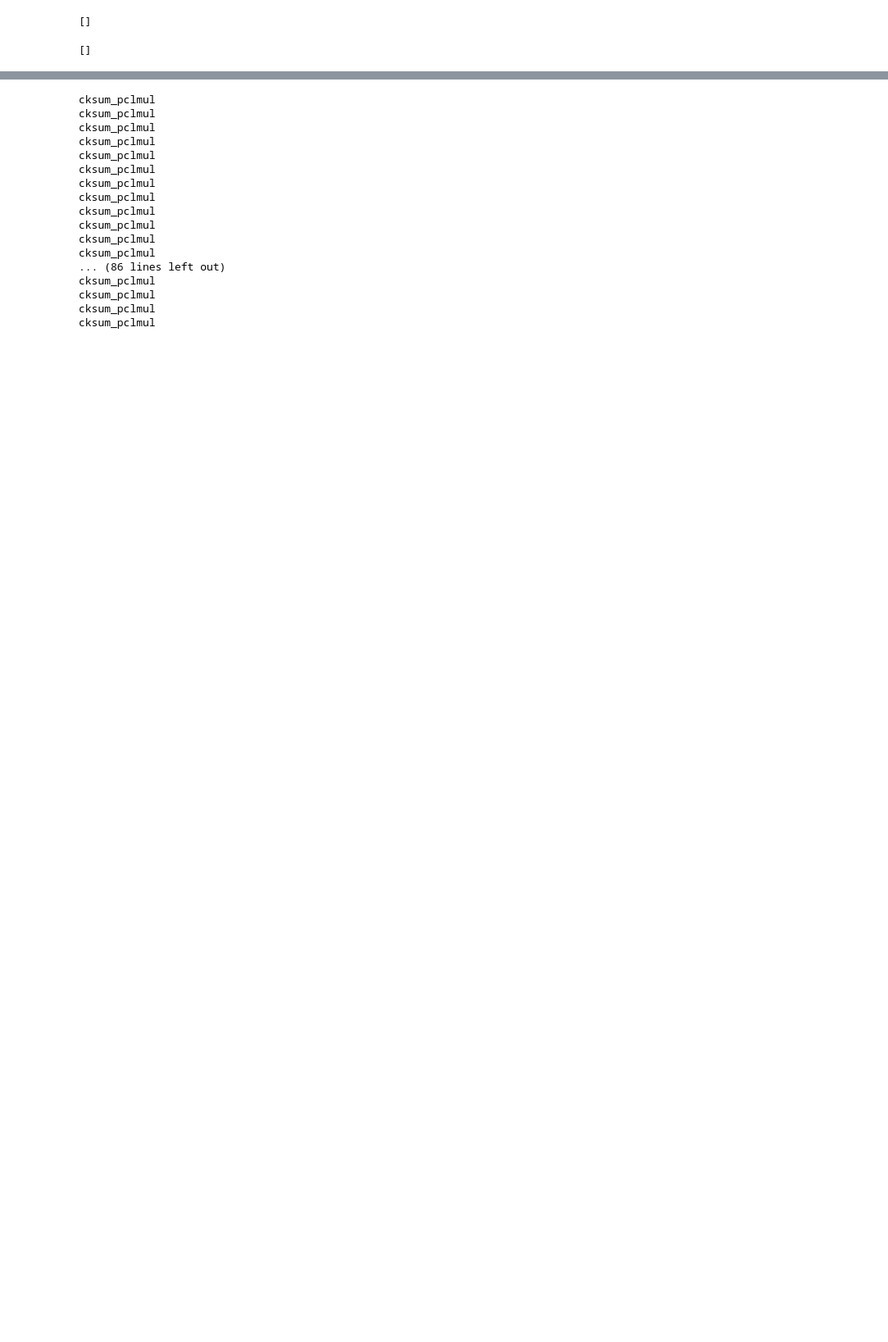
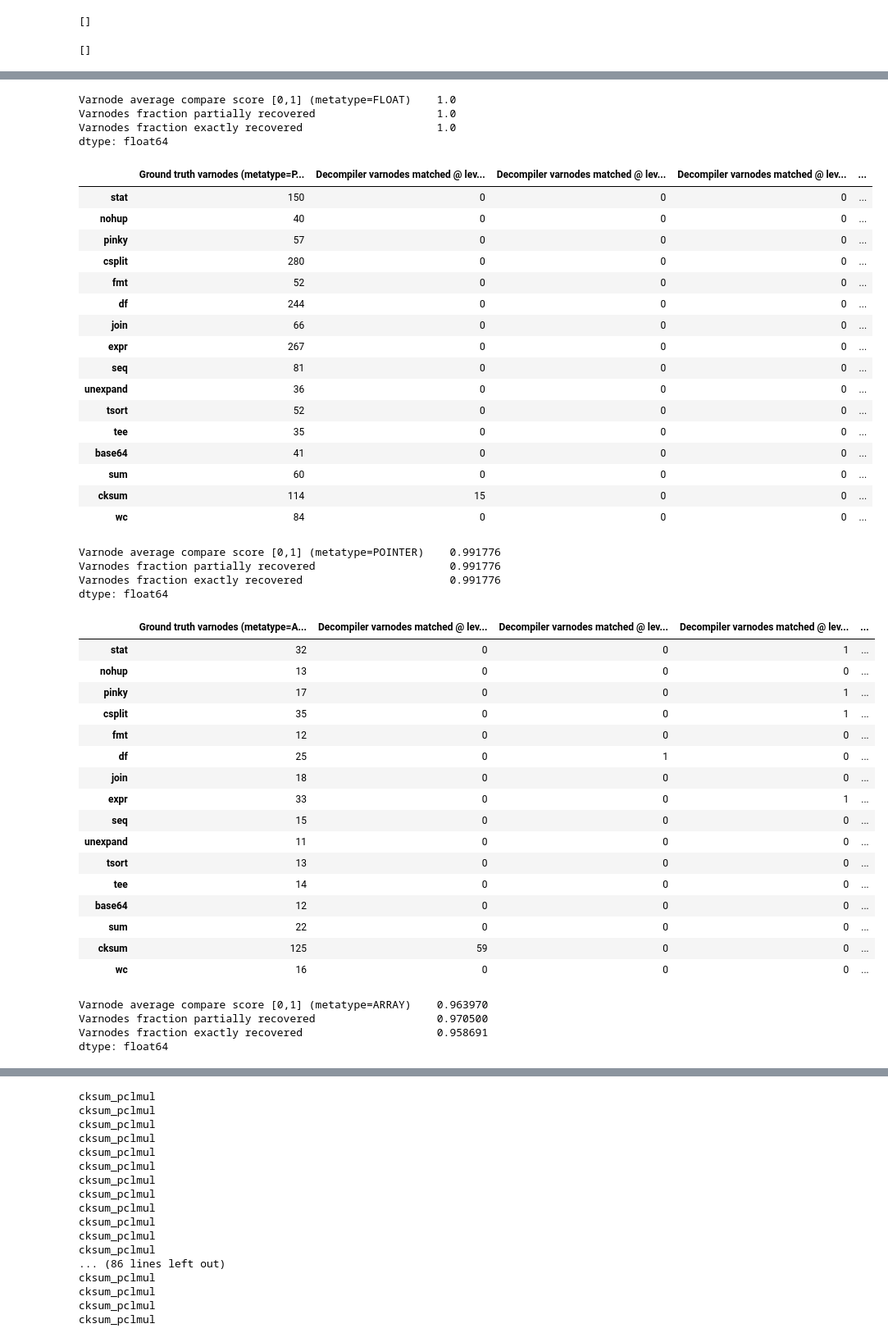
Before and after one commit to jace-kline/thesis, a Jupyter notebook: notebooks/coreutils_metrics.ipynb, the cells around one changed output, grey strips where cells are left out. Shown: that part at 82% size. Drawn from its saved outputs; the diff is of its cells as text; code cells hidden in the pictures; blank space fills up the shorter version.

```diff
--- a/notebooks/coreutils_metrics.ipynb
+++ b/notebooks/coreutils_metrics.ipynb
@@ -212,9 +212,9 @@ recompute = False
 skip_compute_metrics = True
 
 if not skip_compute_metrics:
-    for opts in (debug_opts,):
+    for opts in opts_sets:
         cmps = [ load_cmp(prog, opts) for prog in progs ]
-        for grp in decomposed_varnodes_groups_metatypes:
+        for grp in metrics_groups:
             save_path = get_table_save_path(grp.get_name(), opts)
             tablename = mangle_table_display_name(grp.get_display_name(), opts)
             print(tablename)
@@ -243,14 +243,14 @@ def display_analyzed_tables(
             print("{} {} {}".format("-"*10, table_display_name, "-"*10))
             display(df)
 # %%
-skip_fix_varnode_metrics = True
+skip_fix_varnode_metrics = False
 
 # Add "Varnodes fraction partially recovered" & "Varnodes fraction exactly recovered" columns
 # to the varnodes tables (if not already done)
 if not skip_fix_varnode_metrics:
     for grp in high_varnodes_groups + decomposed_varnodes_groups:
         for opts in opts_sets:
-            df = get_table(grp, opts)
+            df = get_table(grp, opts, analyzed_only=False)
             df["Varnodes fraction partially recovered"] = df.iloc[:,2:6].sum(axis=1) / df.iloc[:,0]
             df["Varnodes fraction exactly recovered"] = df.iloc[:,5] / df.iloc[:,0]
             savepath = get_table_save_path(grp.get_name(), opts)
@@ -437,0 +322,15 @@ display_analyzed_tables(
+# %%
+analyzed_opts_sets = (strip_opts, debug_opts)
+
+for opts in (debug_opts,):
+    for grp in varnodes_groups_metatypes:
+        display(get_table(grp, opts))
+        display(get_varnode_group_average_stats(grp))
+
+    display(load_table("metatype_match_levels_ratios", opts))
+# display_analyzed_tables(
+#     decomposed_varnodes_groups,
+#     (strip_opts,),
+#     analyzed_only=True
+# )
+# %% [output]
@@ -437,0 +375,46 @@ display_analyzed_tables(
+Varnode average compare score [0,1] (metatype=FLOAT)    1.0
+Varnodes fraction partially recovered                   1.0
+Varnodes fraction exactly recovered                     1.0
+dtype: float64
+|  | Ground truth varnodes (metatype=P... | Decompiler varnodes matched @ lev... | Decompiler varnodes matched @ lev... | Decompiler varnodes matched @ lev... | ... |
+| stat | 150 | 0 | 0 | 0 | ... |
+| nohup | 40 | 0 | 0 | 0 | ... |
+| pinky | 57 | 0 | 0 | 0 | ... |
+| csplit | 280 | 0 | 0 | 0 | ... |
+| fmt | 52 | 0 | 0 | 0 | ... |
+| df | 244 | 0 | 0 | 0 | ... |
+| join | 66 | 0 | 0 | 0 | ... |
+| expr | 267 | 0 | 0 | 0 | ... |
+| seq | 81 | 0 | 0 | 0 | ... |
+| unexpand | 36 | 0 | 0 | 0 | ... |
+| tsort | 52 | 0 | 0 | 0 | ... |
+| tee | 35 | 0 | 0 | 0 | ... |
+| base64 | 41 | 0 | 0 | 0 | ... |
+| sum | 60 | 0 | 0 | 0 | ... |
+| cksum | 114 | 15 | 0 | 0 | ... |
+| wc | 84 | 0 | 0 | 0 | ... |
+Varnode average compare score [0,1] (metatype=POINTER)    0.991776
+Varnodes fraction partially recovered                     0.991776
+Varnodes fraction exactly recovered                       0.991776
+dtype: float64
+|  | Ground truth varnodes (metatype=A... | Decompiler varnodes matched @ lev... | Decompiler varnodes matched @ lev... | Decompiler varnodes matched @ lev... | ... |
+| stat | 32 | 0 | 0 | 1 | ... |
+| nohup | 13 | 0 | 0 | 0 | ... |
+| pinky | 17 | 0 | 0 | 1 | ... |
+| csplit | 35 | 0 | 0 | 1 | ... |
+| fmt | 12 | 0 | 0 | 0 | ... |
+| df | 25 | 0 | 1 | 0 | ... |
+| join | 18 | 0 | 0 | 0 | ... |
+| expr | 33 | 0 | 0 | 1 | ... |
+| seq | 15 | 0 | 0 | 0 | ... |
+| unexpand | 11 | 0 | 0 | 0 | ... |
+| tsort | 13 | 0 | 0 | 0 | ... |
+| tee | 14 | 0 | 0 | 0 | ... |
+| base64 | 12 | 0 | 0 | 0 | ... |
+| sum | 22 | 0 | 0 | 0 | ... |
+| cksum | 125 | 59 | 0 | 0 | ... |
+| wc | 16 | 0 | 0 | 0 | ... |
+Varnode average compare score [0,1] (metatype=ARRAY)    0.963970
+Varnodes fraction partially recovered                   0.970500
+Varnodes fraction exactly recovered                     0.958691
+dtype: float64
```
Also changed, not shown: parts of 4 cells of this notebook, 46 other files.
